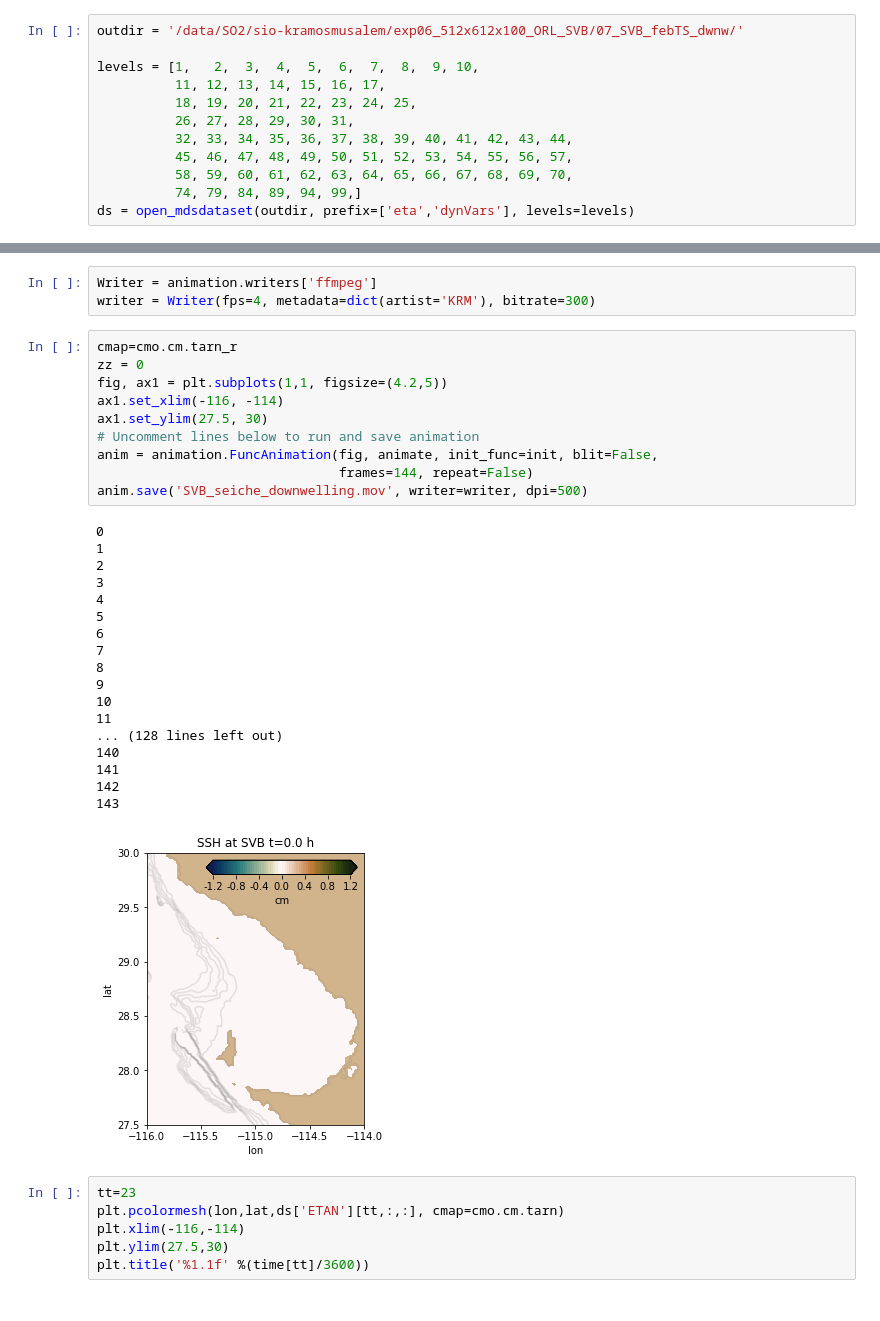
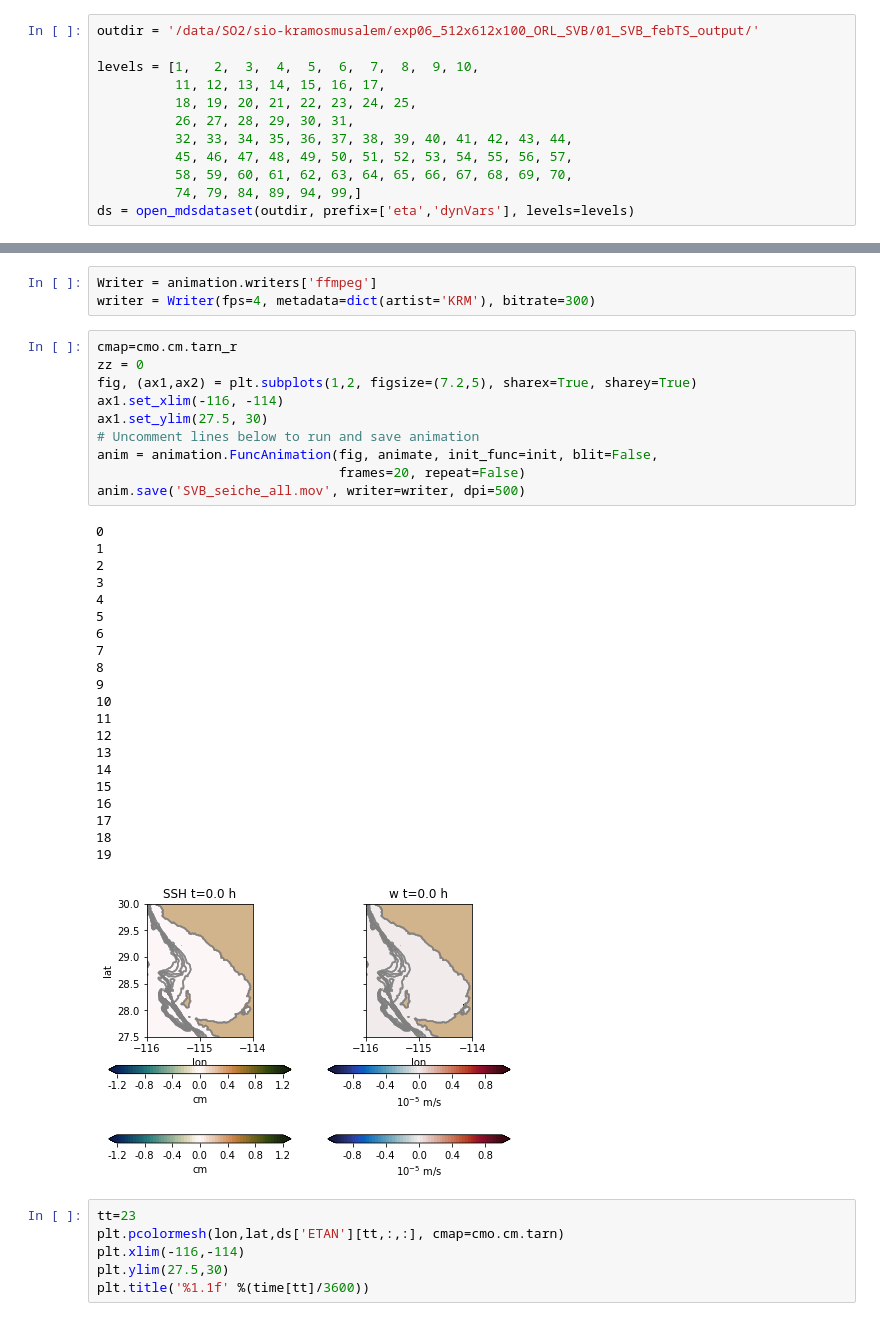
Before and after one commit to anakarinarm/notebooks_SVB, a Jupyter notebook: MITgcm/domain5/SVB_seiche_movie.ipynb, the cells around one changed output, grey strips where cells are left out. Saved outputs shown, nothing was run; the diff lists cells and outputs as text.

Commit message:
Added notebooks figures 1-7 paper SVB and related notebooks

```diff
--- a/MITgcm/domain5/SVB_seiche_movie.ipynb
+++ b/MITgcm/domain5/SVB_seiche_movie.ipynb
@@ -12,7 +12,7 @@ import warnings
 warnings.filterwarnings('ignore')
 from xmitgcm import open_mdsdataset
 # %%
-outdir = '/data/SO2/sio-kramosmusalem/exp06_512x612x100_ORL_SVB/07_SVB_febTS_dwnw/'
+outdir = '/data/SO2/sio-kramosmusalem/exp06_512x612x100_ORL_SVB/01_SVB_febTS_output/'
 
 levels = [1,   2,  3,  4,  5,  6,  7,  8,  9, 10,
           11, 12, 13, 14, 15, 16, 17,
@@ -104,32 +153,35 @@ writer = Writer(fps=4, metadata=dict(artist='KRM'), bitrate=300)
 # %%
 cmap=cmo.cm.tarn_r
 zz = 0
-fig, ax1 = plt.subplots(1,1, figsize=(4.2,5))
+fig, (ax1,ax2) = plt.subplots(1,2, figsize=(7.2,5), sharex=True, sharey=True)
 ax1.set_xlim(-116, -114)
 ax1.set_ylim(27.5, 30)
 # Uncomment lines below to run and save animation
 anim = animation.FuncAnimation(fig, animate, init_func=init, blit=False,
-                               frames=144, repeat=False)
-anim.save('SVB_seiche_downwelling.mov', writer=writer, dpi=500)
+                               frames=20, repeat=False)
+anim.save('SVB_seiche_all.mov', writer=writer, dpi=500)
 # %% [output]
 0
 1
 2
 3
 4
 5
 6
 7
 8
 9
 10
 11
-... (128 lines left out)
-140
-141
-142
-143
+12
+13
+14
+15
+16
+17
+18
+19
-[figure, old version]
+[figure, new version]
 # %%
 tt=23
 plt.pcolormesh(lon,lat,ds['ETAN'][tt,:,:], cmap=cmo.cm.tarn)
```
Also changed, not shown: parts of 4 cells of this notebook, 14 other files.
